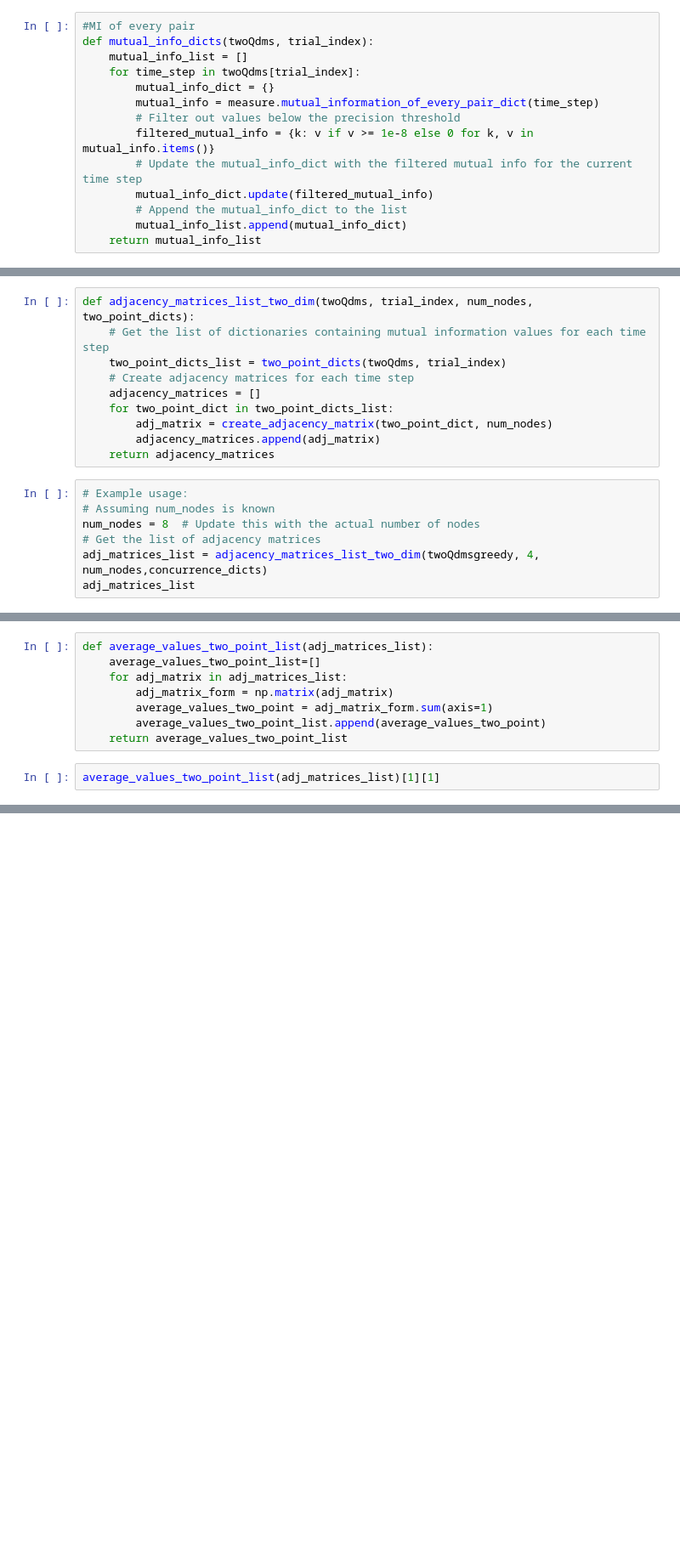
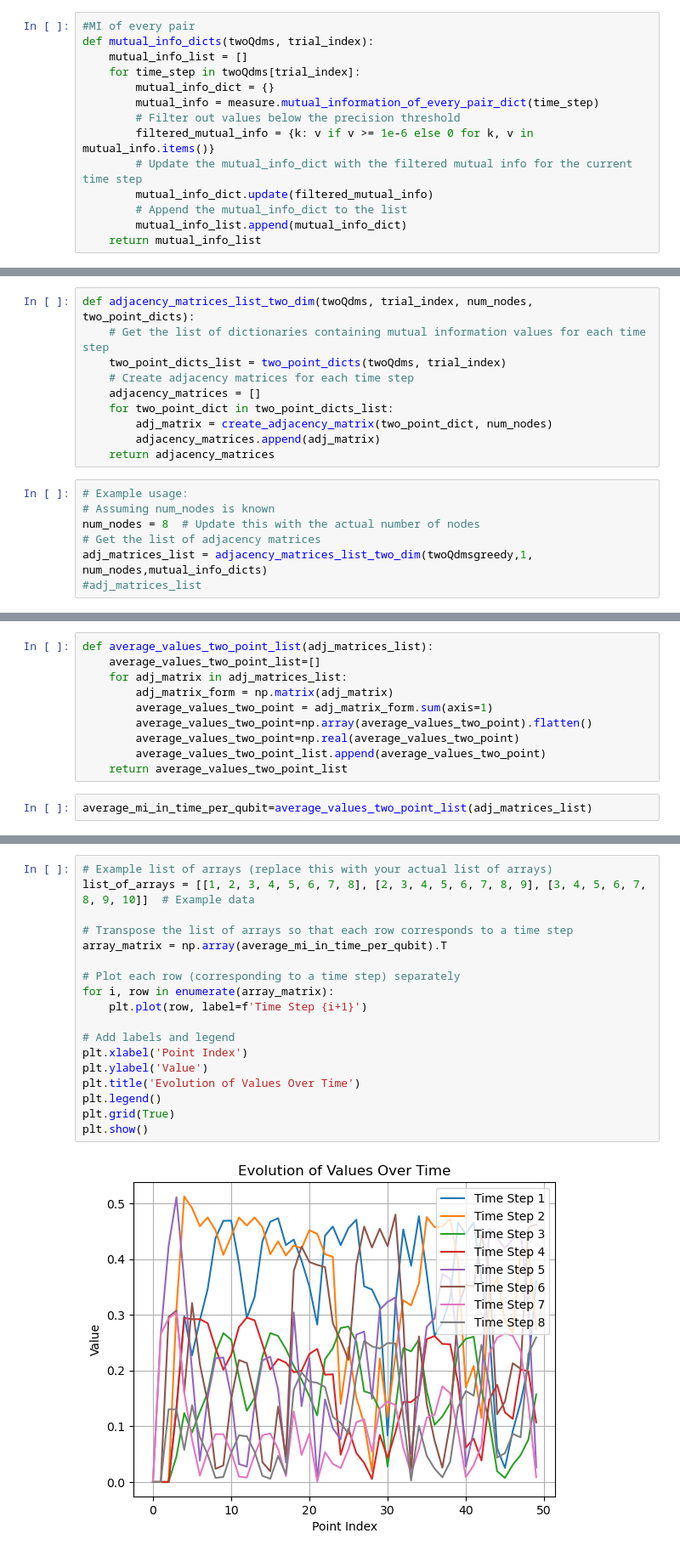
Before and after one commit to jacksonhenry3/Qnibble, a Jupyter notebook: Notebooks/MI_Conc_Wex_nexus.ipynb, the cells around one changed output, grey strips where cells are left out. Shown at 85% size. Cells and saved outputs as stored; diff of their text form; blank space fills up the shorter version.

```diff
--- a/Notebooks/MI_Conc_Wex_nexus.ipynb
+++ b/Notebooks/MI_Conc_Wex_nexus.ipynb
@@ -205,7 +205,7 @@ def mutual_info_dicts(twoQdms, trial_index):
         mutual_info_dict = {}
         mutual_info = measure.mutual_information_of_every_pair_dict(time_step)
         # Filter out values below the precision threshold
-        filtered_mutual_info = {k: v if v >= 1e-8 else 0 for k, v in mutual_info.items()}
+        filtered_mutual_info = {k: v if v >= 1e-6 else 0 for k, v in mutual_info.items()}
         # Update the mutual_info_dict with the filtered mutual info for the current time step
         mutual_info_dict.update(filtered_mutual_info)
         # Append the mutual_info_dict to the list
@@ -437,5 +419,5 @@ def adjacency_matrices_list_two_dim(twoQdms, trial_index, num_nodes, two_point_d
 # Assuming num_nodes is known
 num_nodes = 8  # Update this with the actual number of nodes
 # Get the list of adjacency matrices
-adj_matrices_list = adjacency_matrices_list_two_dim(twoQdmsgreedy, 4, num_nodes,concurrence_dicts)
-adj_matrices_list
+adj_matrices_list = adjacency_matrices_list_two_dim(twoQdmsgreedy,1, num_nodes,mutual_info_dicts)
+#adj_matrices_list
@@ -463,7 +427,9 @@ def average_values_two_point_list(adj_matrices_list):
     for adj_matrix in adj_matrices_list:
         adj_matrix_form = np.matrix(adj_matrix)
         average_values_two_point = adj_matrix_form.sum(axis=1)
+        average_values_two_point=np.array(average_values_two_point).flatten()
+        average_values_two_point=np.real(average_values_two_point)
         average_values_two_point_list.append(average_values_two_point)
     return average_values_two_point_list
 # %%
-average_values_two_point_list(adj_matrices_list)[1][1]
+average_mi_in_time_per_qubit=average_values_two_point_list(adj_matrices_list)
@@ -472 +436,21 @@ matrix([[0.11627418-1.37767686e-10j]])
+# %%
+# Example list of arrays (replace this with your actual list of arrays)
+list_of_arrays = [[1, 2, 3, 4, 5, 6, 7, 8], [2, 3, 4, 5, 6, 7, 8, 9], [3, 4, 5, 6, 7, 8, 9, 10]]  # Example data
+
+# Transpose the list of arrays so that each row corresponds to a time step
+array_matrix = np.array(average_mi_in_time_per_qubit).T
+
+# Plot each row (corresponding to a time step) separately
+for i, row in enumerate(array_matrix):
+    plt.plot(row, label=f'Time Step {i+1}')
+
+# Add labels and legend
+plt.xlabel('Point Index')
+plt.ylabel('Value')
+plt.title('Evolution of Values Over Time')
+plt.legend()
+plt.grid(True)
+plt.show()
+# %% [output]
+[figure, added]
 # %%
```
Also changed, not shown: parts of 9 cells of this notebook.
